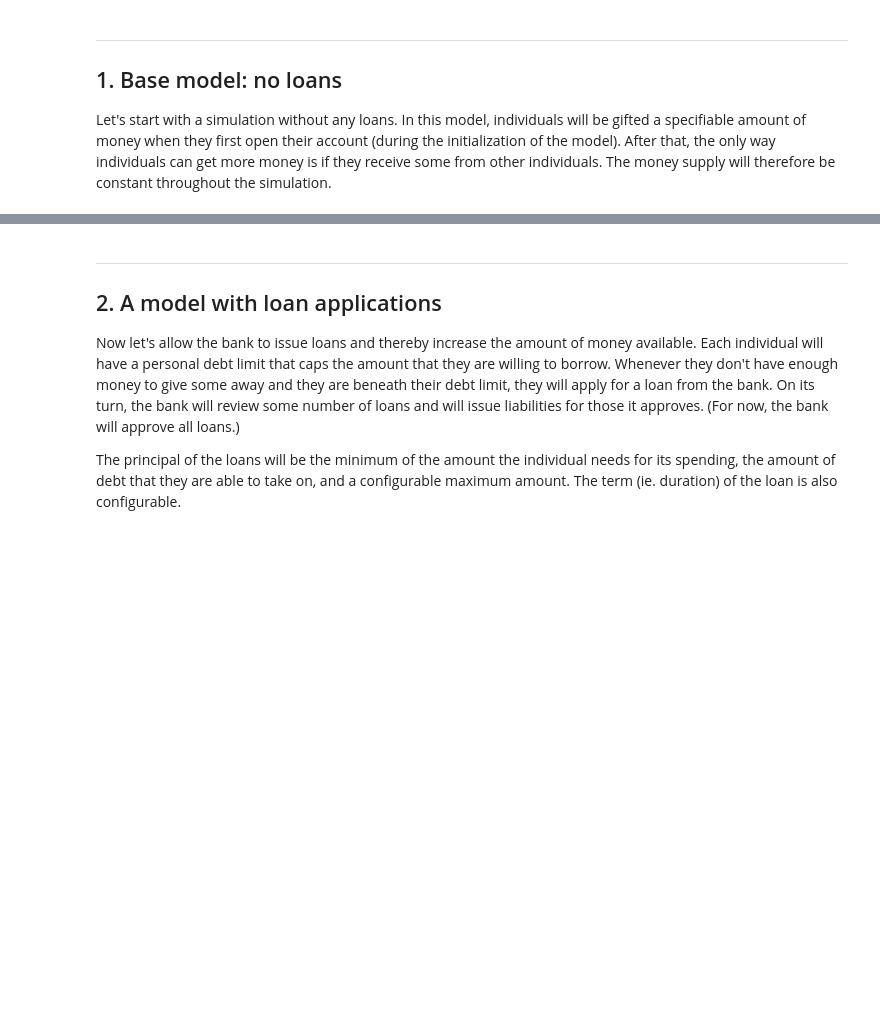
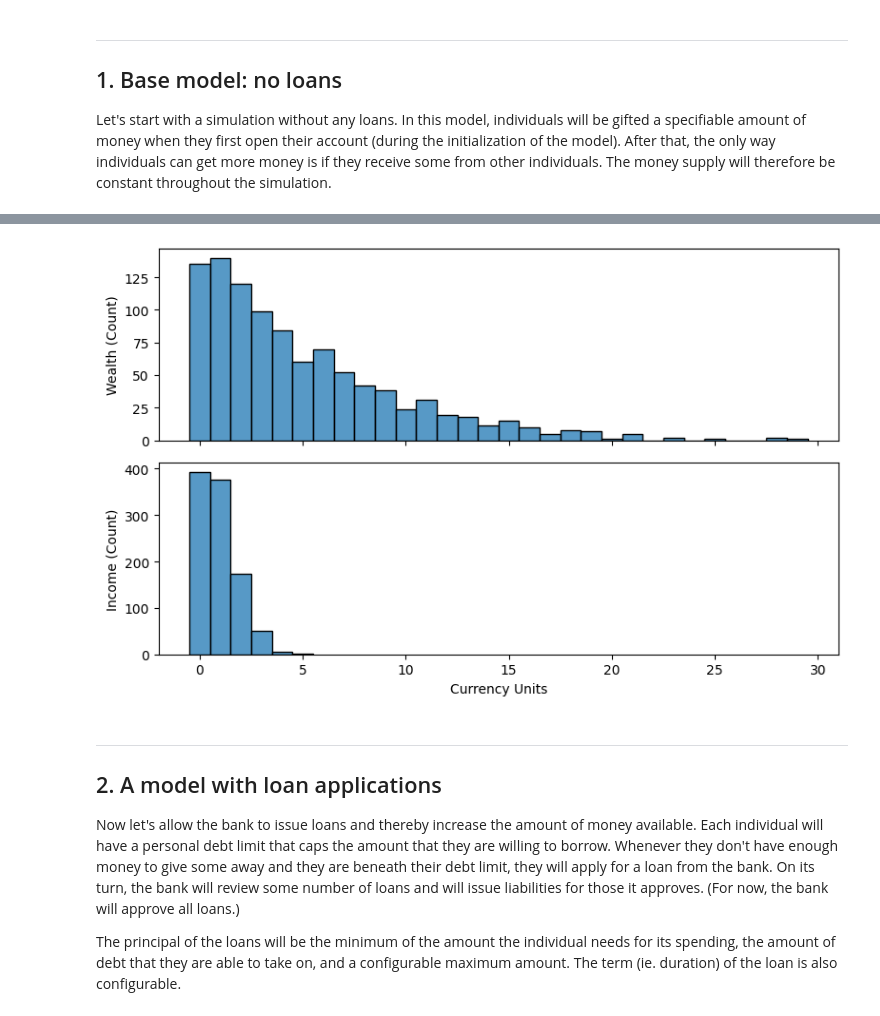
Before and after one commit to fillstaley/econolab, a Jupyter notebook: boltzmann-bank.ipynb, the cells around one changed output, grey strips where cells are left out. Drawn from its saved outputs; the diff is of its cells as text; code cells hidden in the pictures; blank space fills up the shorter version.

```diff
--- a/boltzmann-bank.ipynb
+++ b/boltzmann-bank.ipynb
@@ -85,3 +91,7 @@ plt.show();
+# %%
+plot_individual_data(no_loans_model)
+# %% [output]
+[figure, added]
 # %% [markdown]
 
 ---
```
Also changed, not shown: parts of 29 cells of this notebook.
